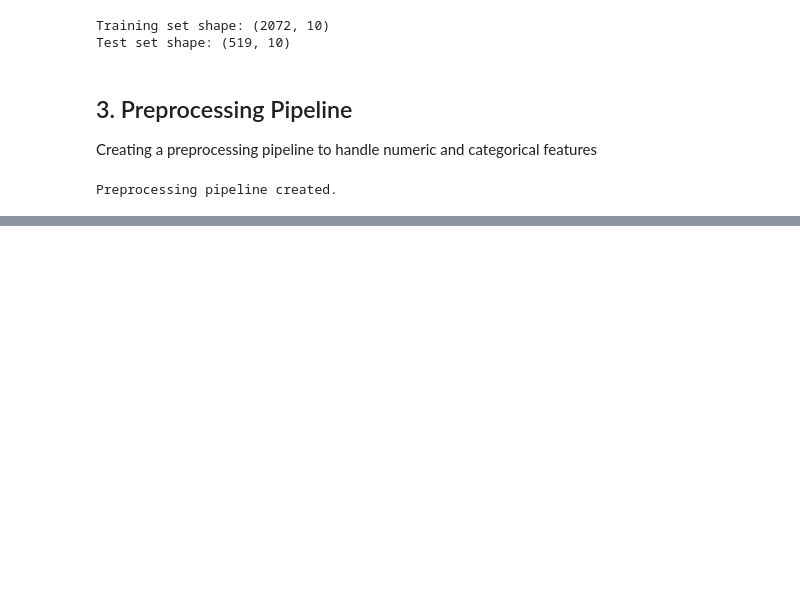
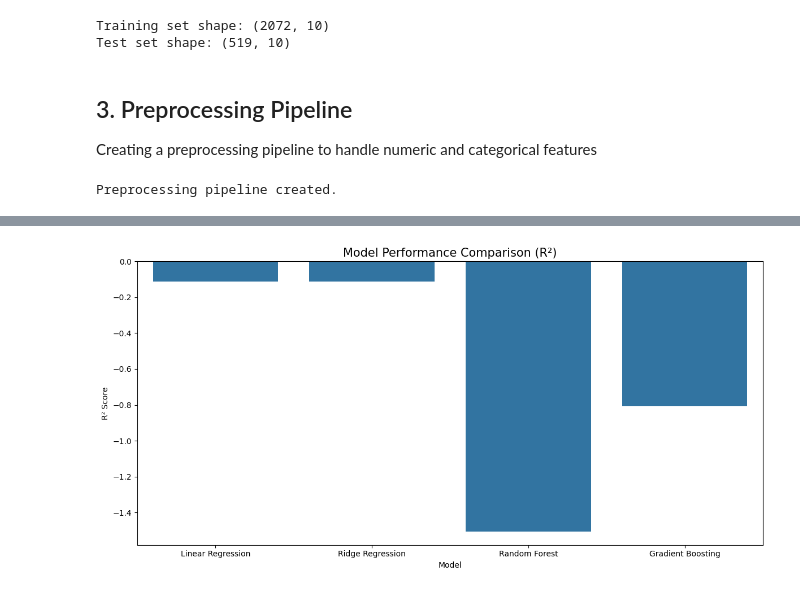
Before and after one commit to namdavid2904/billionaires-wealth-analysis, a Jupyter notebook: notebooks/03_predictive_modeling.ipynb, the cells around one changed output, grey strips where cells are left out. Saved outputs shown, nothing was run; the diff lists cells and outputs as text; code cells hidden in the pictures; blank space fills up the shorter version.

Commit message:
Train and evaluate regression models

```diff
--- a/notebooks/03_predictive_modeling.ipynb
+++ b/notebooks/03_predictive_modeling.ipynb
@@ -47,8 +47,11 @@ Preparing data for modelling by defining features and splitting data into traini
 # Define features and target
 y = df['wealth']
 
+# Convert to numeric
+df['cpi_country_numeric'] = pd.to_numeric(df['cpi_country'], errors='coerce')
+
 # Select features based on availability in the dataset
-numeric_features = ['age', 'gdp_country', 'country_pop', 'cpi_country',
+numeric_features = ['age', 'gdp_country', 'country_pop', 'cpi_country_numeric',
                     'g_tertiary_ed_enroll', 'life_expectancy', 'tax_revenue']
 categorical_features = ['gender', 'industry', 'continent']
 
@@ -95,0 +102,76 @@ Preprocessing pipeline created.
+# %%
+# Evaluate model method
+def evaluate_model(model, X_train, X_test, y_train, y_test, model_name):
+    model.fit(X_train, y_train)
+    y_pred = model.predict(X_test)
+
+    mse = mean_squared_error(y_test, y_pred)
+    rmse = np.sqrt(mse)
+    mae = mean_absolute_error(y_test, y_pred)
+    r2 = r2_score(y_test, y_pred)
+
+    print(f"{model_name} Results:")
+    print(f"MSE: {mse:.2f}")
+    print(f"RMSE: {rmse:.2f}")
+    print(f"MAE: {mae:.2f}")
+    print(f"R² Score: {r2:.4f}")
+    print("-" * 50)
+
+    return {
+        'model': model,
+        'model_name': model_name,
+        'mse': mse,
+        'rmse': rmse,
+        'mae': mae,
+        'r2': r2,
+        'y_pred': y_pred
+    }
+
+# Create and evaluate Linear Regression model
+lr_pipeline = Pipeline(steps=[
+    ('preprocessor', preprocessor),
+    ('regressor', LinearRegression())
+])
+lr_results = evaluate_model(lr_pipeline, X_train, X_test, y_train, y_test, "Linear Regression")
+
+# Create and evaluate Ridge Regression model
+ridge_pipeline = Pipeline(steps=[
+    ('preprocessor', preprocessor),
+    ('regressor', Ridge(alpha=1.0))
+])
+ridge_results = evaluate_model(ridge_pipeline, X_train, X_test, y_train, y_test, "Ridge Regression")
+
+# Create and evaluate Random Forest model
+rf_pipeline = Pipeline(steps=[
+    ('preprocessor', preprocessor),
+    ('regressor', RandomForestRegressor(n_estimators=100, random_state=42))
+])
+rf_results = evaluate_model(rf_pipeline, X_train, X_test, y_train, y_test, "Random Forest")
+
+# Create and evaluate Gradient Boosting model
+gb_pipeline = Pipeline(steps=[
+    ('preprocessor', preprocessor),
+    ('regressor', GradientBoostingRegressor(n_estimators=100, random_state=42))
+])
+gb_results = evaluate_model(gb_pipeline, X_train, X_test, y_train, y_test, "Gradient Boosting")
+
+# Compare model performance
+models = [lr_results, ridge_results, rf_results, gb_results]
+results_df = pd.DataFrame({
+    'Model': [model['model_name'] for model in models],
+    'MSE': [model['mse'] for model in models],
+    'RMSE': [model['rmse'] for model in models],
+    'MAE': [model['mae'] for model in models],
+    'R²': [model['r2'] for model in models]
+})
+
+display(results_df.sort_values('RMSE'))
+
+# Visualize model performance comparison
+plt.figure(figsize=(12, 6))
+sns.barplot(x='Model', y='R²', data=results_df)
+plt.title('Model Performance Comparison (R²)', fontsize=15)
+plt.ylabel('R² Score')
+plt.tight_layout()
+plt.show()
+# %% [output]
@@ -95,0 +200 @@ Preprocessing pipeline created.
+[figure, added]
```
Also changed, not shown: parts of 2 cells of this notebook.
